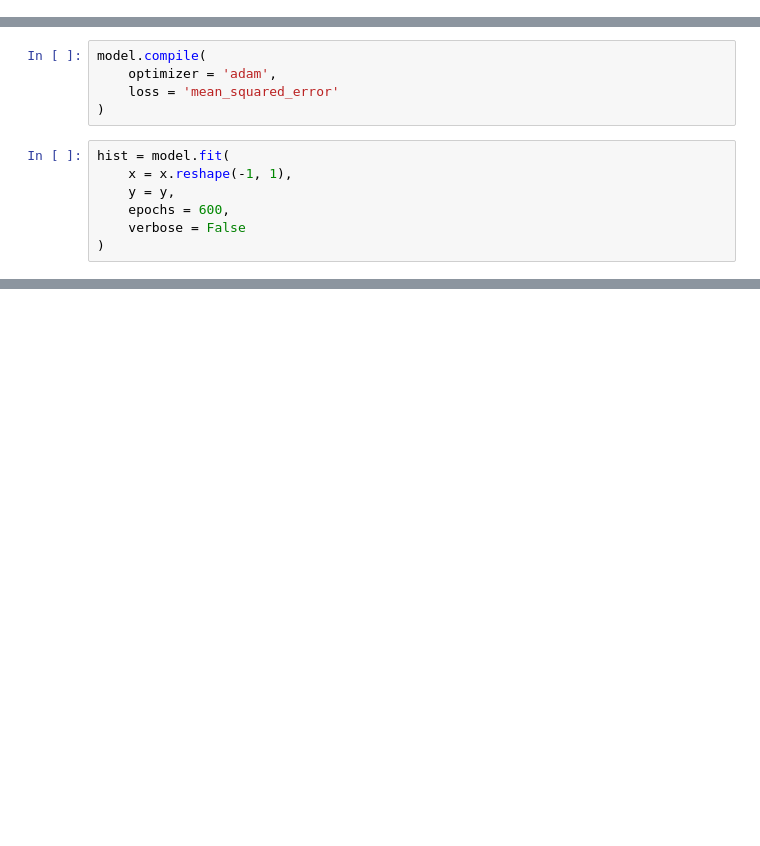
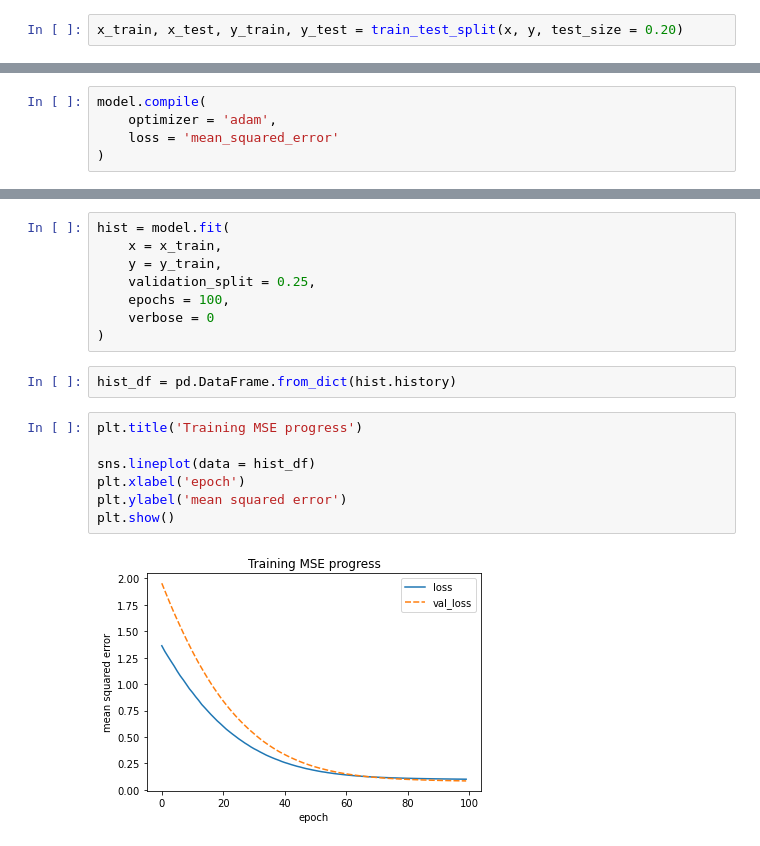
Before and after one commit to joearedmond/dist-shift, a Jupyter notebook: concept/concept.ipynb, the cells around one changed output, grey strips where cells are left out. Saved outputs shown, nothing was run; the diff lists cells and outputs as text; blank space fills up the shorter version.

```diff
--- a/concept/concept.ipynb
+++ b/concept/concept.ipynb
@@ -28,6 +30,8 @@ y = y_obs(x, y_gen)
 
 x_underlying = np.linspace(-5, 5, num = n_samples)
 y_underlying = y_gen(x_underlying)
+# %%
+x_train, x_test, y_train, y_test = train_test_split(x, y, test_size = 0.20)
 # %%
 x_prod = np.random.uniform(-5, 5, size = n_samples)
 y_prod = y_obs(x_prod, f = y_gen_prod)
@@ -65,10 +51,3 @@ model.compile(
     optimizer = 'adam',
     loss = 'mean_squared_error'
 )
-# %%
-hist = model.fit(
-    x = x.reshape(-1, 1),
-    y = y,
-    epochs = 600,
-    verbose = False
-)
@@ -99,0 +54,19 @@ model.evaluate(x = x_prod, y = y_prod) # prod MSE
+# %%
+hist = model.fit(
+    x = x_train,
+    y = y_train,
+    validation_split = 0.25,
+    epochs = 100,
+    verbose = 0
+)
+# %%
+hist_df = pd.DataFrame.from_dict(hist.history)
+# %%
+plt.title('Training MSE progress')
+
+sns.lineplot(data = hist_df)
+plt.xlabel('epoch')
+plt.ylabel('mean squared error')
+plt.show()
+# %% [output]
+[figure, added]
```
Also changed, not shown: parts of 18 cells of this notebook.
